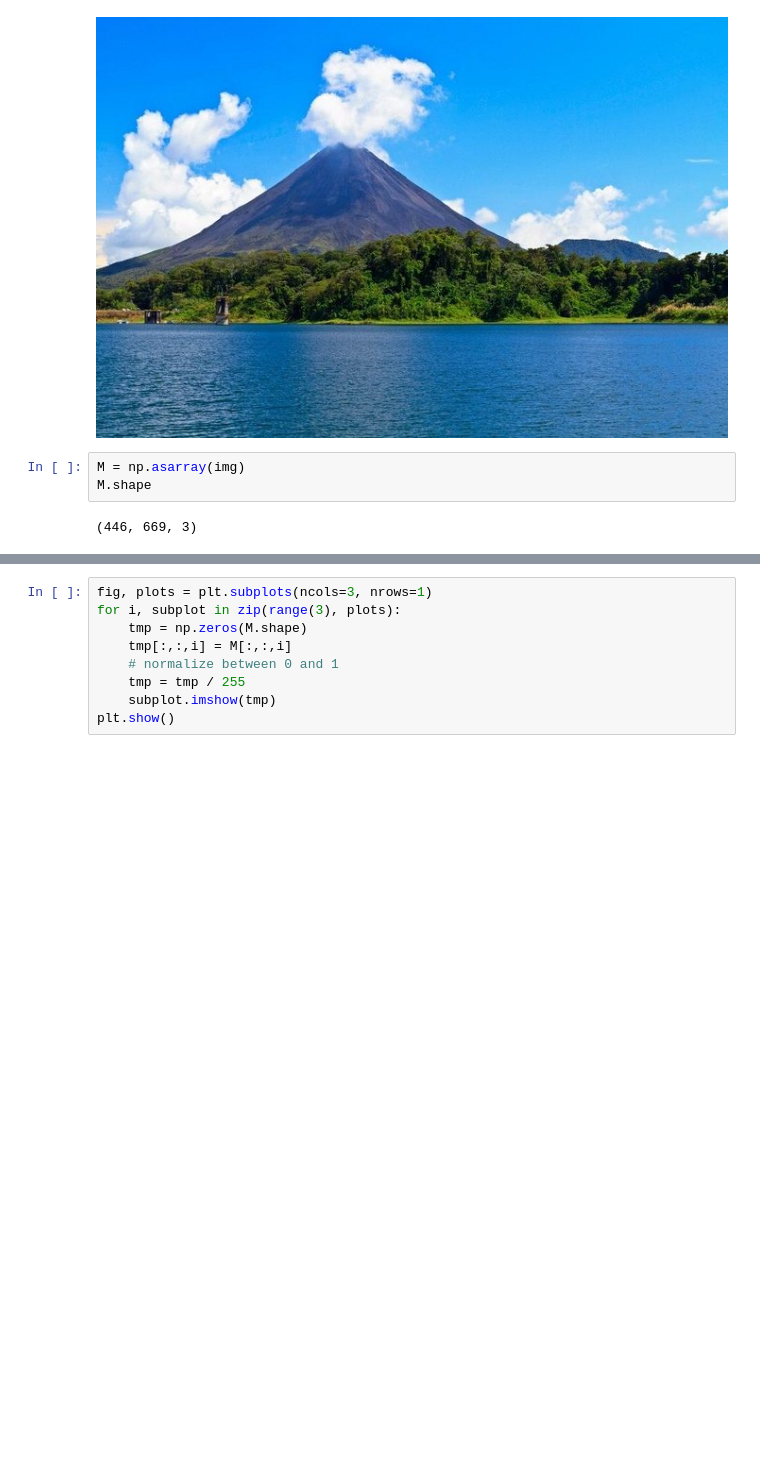
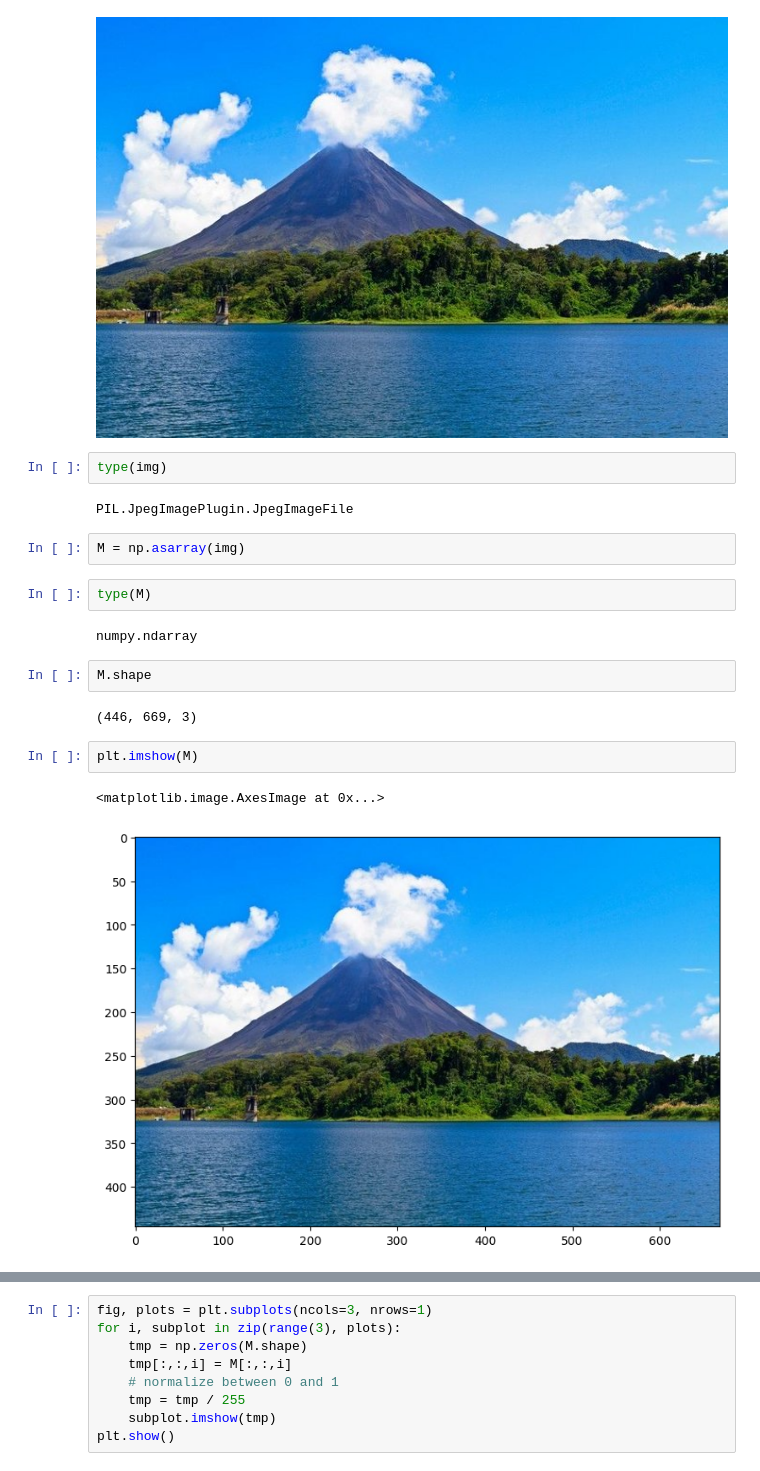
Before and after one commit to alabarga/geospatial-python-cr23, a Jupyter notebook: course/sesion-3-satellite-imaging/3.5.Bands.ipynb, the cells around one changed output, grey strips where cells are left out. Cells and saved outputs as stored; diff of their text form; blank space fills up the shorter version.

```diff
--- a/course/sesion-3-satellite-imaging/3.5.Bands.ipynb
+++ b/course/sesion-3-satellite-imaging/3.5.Bands.ipynb
@@ -10,8 +10,22 @@ img = Image.open("volcan_arenal.jpg")
 img
 # %% [output]
 [figure]
+# %%
+type(img)
+# %% [output]
+PIL.JpegImagePlugin.JpegImageFile
 # %%
 M = np.asarray(img)
-M.shape
-# %% [output]
-(446, 669, 3)
+# %%
+type(M)
+# %% [output]
+numpy.ndarray
+# %%
+M.shape
+# %% [output]
+(446, 669, 3)
+# %%
+plt.imshow(M)
+# %% [output]
+<matplotlib.image.AxesImage at 0x...>
+[figure, added]
```
Also changed, not shown: parts of 5 cells of this notebook, 6 other files.
